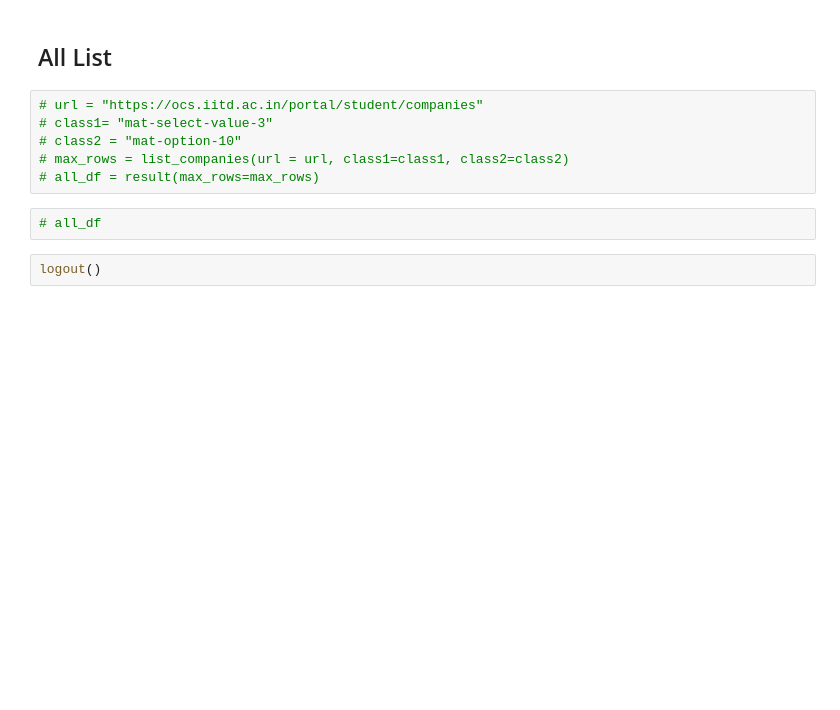
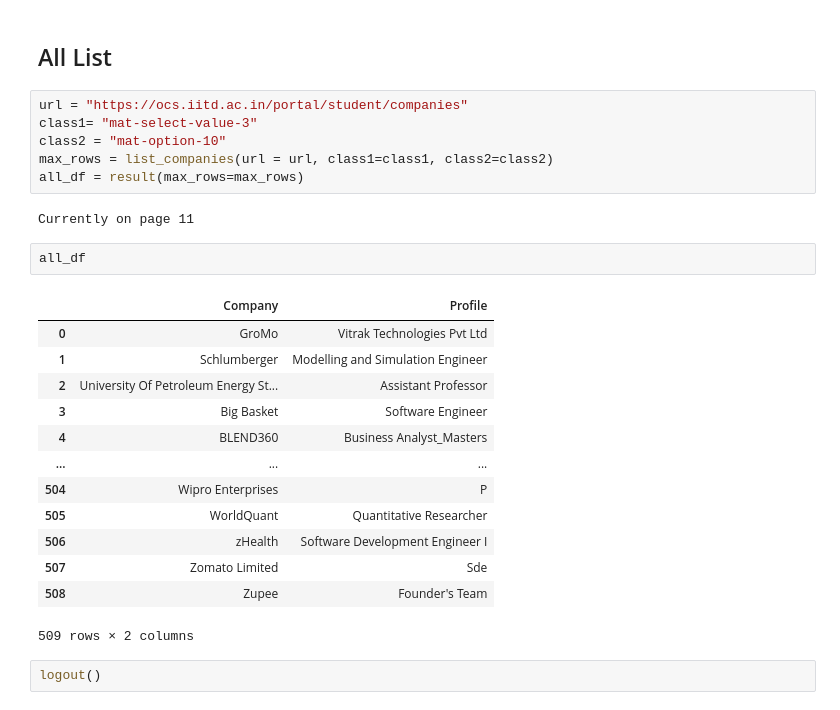
Before and after one commit to Hari31416/Placement, a Jupyter notebook: Companies/All_Companies.ipynb, the cells around one changed output. Saved outputs shown, nothing was run; the diff lists cells and outputs as text; blank space fills up the shorter version.

Commit message:
Modify the company list

```diff
--- a/Companies/All_Companies.ipynb
+++ b/Companies/All_Companies.ipynb
@@ -99,13 +99,29 @@ msc_df
 # %% [markdown]
 ## All List
 # %%
-# url = "https://ocs.iitd.ac.in/portal/student/companies"
-# class1= "mat-select-value-3"
-# class2 = "mat-option-10"
-# max_rows = list_companies(url = url, class1=class1, class2=class2)
-# all_df = result(max_rows=max_rows)
+url = "https://ocs.iitd.ac.in/portal/student/companies"
+class1= "mat-select-value-3"
+class2 = "mat-option-10"
+max_rows = list_companies(url = url, class1=class1, class2=class2)
+all_df = result(max_rows=max_rows)
+# %% [output]
+Currently on page 11
-# %%
-# all_df
+# %%
+all_df
+# %% [output]
+|  | Company | Profile |
+| 0 | GroMo | Vitrak Technologies Pvt Ltd |
+| 1 | Schlumberger | Modelling and Simulation Engineer |
+| 2 | University Of Petroleum Energy St... | Assistant Professor |
+| 3 | Big Basket | Software Engineer |
+| 4 | BLEND360 | Business Analyst_Masters |
+| ... | ... | ... |
+| 504 | Wipro Enterprises | P |
+| 505 | WorldQuant | Quantitative Researcher |
+| 506 | zHealth | Software Development Engineer I |
+| 507 | Zomato Limited | Sde |
+| 508 | Zupee | Founder's Team |
+509 rows × 2 columns
 # %%
 logout()
 # %%
```
Also changed, not shown: parts of 8 cells of this notebook, 1 other file.
